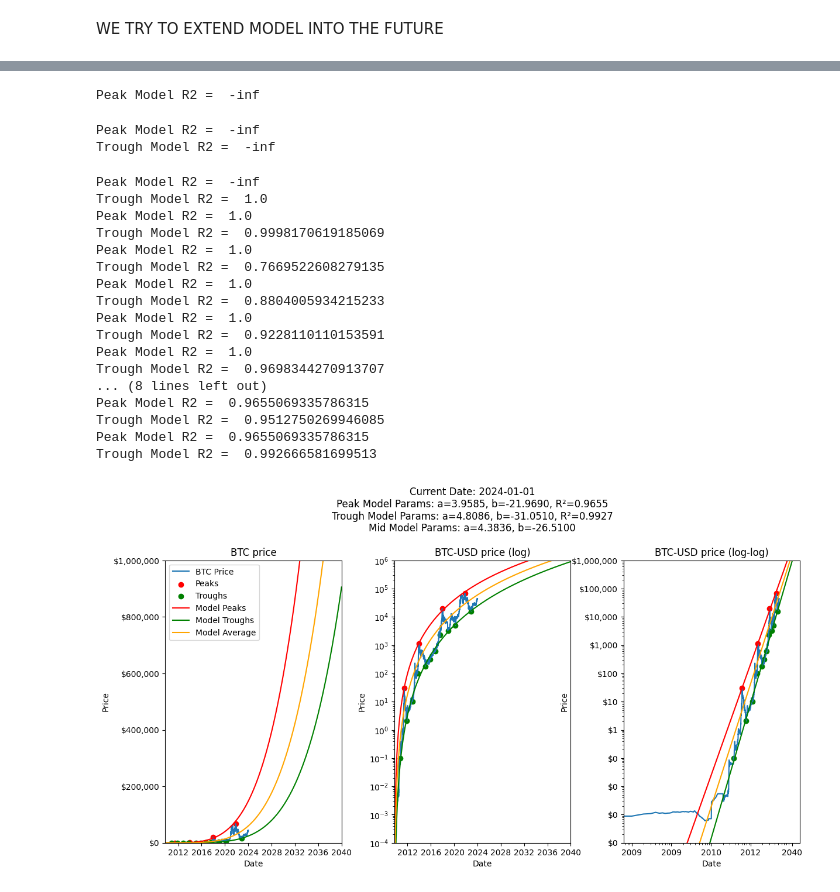
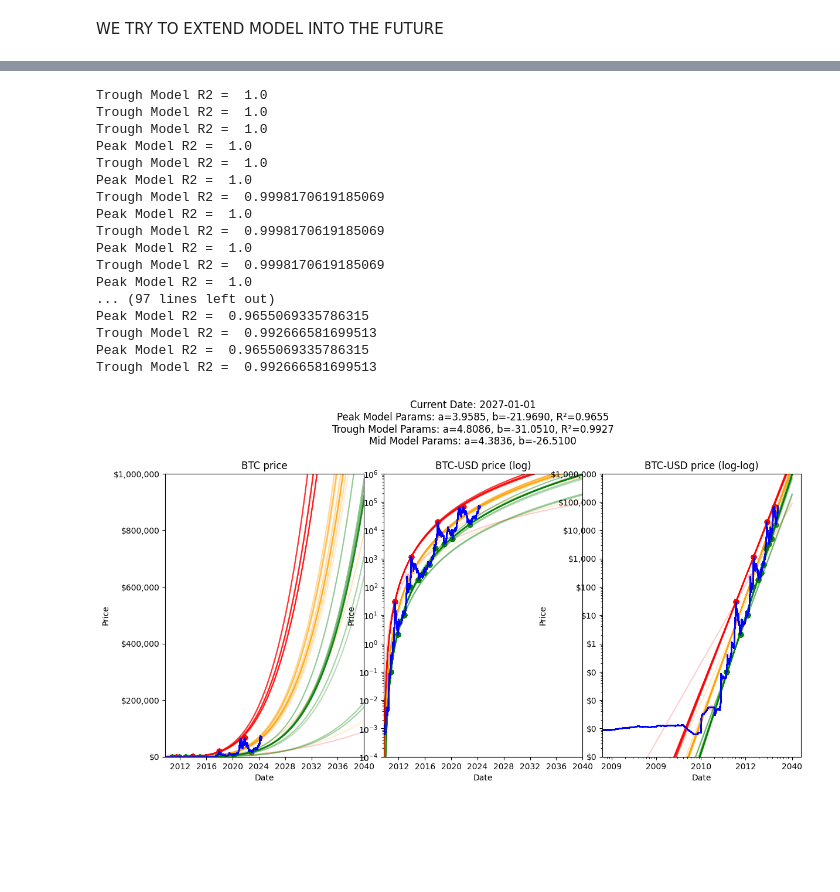
Before and after one commit to AlfaBlok/swanhunt, a Jupyter notebook: btc_price_models/new_btc_models.ipynb, the cells around one changed output, grey strips where cells are left out. Cells and saved outputs as stored; diff of their text form; code cells hidden in the pictures; blank space fills up the shorter version.

Commit message:
alpha=0.5 working

```diff
--- a/btc_price_models/new_btc_models.ipynb
+++ b/btc_price_models/new_btc_models.ipynb
@@ -216,15 +216,18 @@ def get_frame_plot(full_data, clean_peaks, clean_troughs, peak_model, trough_mod
 # %%
 def get_power_law_model(full_data, samples, text):
     historical_index = full_data.index
+    if len(samples) < 2:
+        model_price = [None] * len(historical_index)
+        return model_price, None, None
+
+
     samples_index = full_data.index[samples]
     samples_price = full_data['btc_price'][samples]
     log_samples_index = np.log(samples_index)
     log_samples_price = np.log(samples_price)
 
     # Fit a linear model to the log-log data
-    if len(samples_index) == 0:
-        model_price = [None] * len(historical_index)
-        return model_price, None, None
+
 
     model_params = np.polyfit(log_samples_index, log_samples_price, 1)
     model_price = np.exp(model_params[1]) * historical_index**model_params[0]
@@ -251,3 +254,5 @@ def extend_data(full_data,final_year_model_prediction = 2040):
     full_data.columns = ['date', 'btc_price']
     # full_data = full_data.reset_index(drop=False, inplace=True)
     return full_data
+# %%
+historical_data = load_data('BTC-USD')
@@ -266,12 +274,14 @@ full_data = extend_data(full_data, final_year_model_prediction) if final_year_mo
 min_y = 1e-4
 max_y = 1e6
 
+
+
 current_date = full_data['date'].max()
 
 
 min_date_model = '2010-01-01'
-peaks, clean_peaks = get_peaks(full_data, d_days, threshold, d_days2, min_date)
-troughs, clean_troughs = get_troughs(full_data, d_days, threshold, min_date)
+peaks, clean_peaks = get_peaks(full_data, d_days, threshold, d_days2, min_date_model)
+troughs, clean_troughs = get_troughs(full_data, d_days, threshold, min_date_model)
 peak_model_prices, peak_model_params, peak_r2 = get_power_law_model(full_data, clean_peaks, 'Peak Model')
 trough_model_prices, trough_model_params, trough_r2 = get_power_law_model(full_data, clean_troughs, 'Trough Model')
 average_model_params = (peak_model_params + trough_model_params) / 2
@@ -286,5 +296,5 @@ Trough Model R2 =  0.992666581699513
 # %%
-def animate(i, full_data, d_days, threshold, d_days2, min_y, max_y, symbol, min_date_model, min_year_ani,axs):
+def animate(i, full_data, d_days, threshold, d_days2, min_y, max_y, symbol, min_date_model, min_year_ani,axs, alpha, transparency):
     current_date = pd.Timestamp(f'{min_year_ani}-01-01') + pd.DateOffset(months=i)
     temp_data = full_data.copy()
     # temp_data['btc_price'][temp_data['date'] > current_date] = np.nan
@@ -296,54 +306,53 @@ def animate(i, full_data, d_days, threshold, d_days2, min_y, max_y, symbol, min_
     average_model_params = (peak_model_params + trough_model_params) / 2 if peak_model_params is not None and trough_model_params is not None else None
     average_model_prices = np.exp(average_model_params[1]) * full_data.index**average_model_params[0] if average_model_params is not None else [None] * len(full_data)
 
-    axs = get_frame_plot(temp_data, clean_peaks, clean_troughs, peak_model_prices, trough_model_prices, average_model_prices, min_y, max_y, symbol, peak_model_params, trough_model_params, average_model_params, peak_r2, trough_r2, current_date, ax=axs)
+    axs = get_frame_plot(temp_data, clean_peaks, clean_troughs, peak_model_prices, trough_model_prices, average_model_prices, min_y, max_y, symbol, peak_model_params, trough_model_params, average_model_params, peak_r2, trough_r2, current_date, alpha, transparency, ax=axs)
     return axs
 # %%
 symbol = 'BTC-USD'
 min_date_model = '2010-01-01'
 final_year_model_prediction = 2040
 d_days = 300
 d_days2 = 300
 threshold = 0.45
 full_data = historical_data.copy()
 full_data = full_data.drop_duplicates('date')
 full_data = full_data[['date', 'btc_price']]
 full_data = extend_data(full_data, final_year_model_prediction) if final_year_model_prediction else full_data
 min_year_ani = 2010
-max_year_ani = 2024
-months_step = 12
+max_year_ani = 2027
+months_step = 3
 
 min_y = 1e-4
 max_y = 1e6
 
+transparency = False
+alpha = 0.1
 
 fig, axs = plt.subplots(1, 3, figsize=(14, 7))
-f_args = (full_data, d_days, threshold, d_days2, min_y, max_y, symbol, min_date_model, min_year_ani,axs)
+f_args = (full_data, d_days, threshold, d_days2, min_y, max_y, symbol, min_date_model, min_year_ani,axs, alpha, transparency)
 
 ani = FuncAnimation(fig, animate, frames=range(0, (max_year_ani-min_year_ani)*12 + 1,months_step), fargs=f_args, interval=200)
 
 ani.save('new_flow_btc1.gif', writer=PillowWriter(fps=1))
 
 plt.show()
 # %% [output]
-Peak Model R2 =  -inf
+Trough Model R2 =  1.0
+Trough Model R2 =  1.0
+Trough Model R2 =  1.0
+Peak Model R2 =  1.0
+Trough Model R2 =  1.0
+Peak Model R2 =  1.0
+Trough Model R2 =  0.9998170619185069
+Peak Model R2 =  1.0
+Trough Model R2 =  0.9998170619185069
+Peak Model R2 =  1.0
+Trough Model R2 =  0.9998170619185069
+Peak Model R2 =  1.0
+... (97 lines left out)
+Peak Model R2 =  0.9655069335786315
+Trough Model R2 =  0.992666581699513
+Peak Model R2 =  0.9655069335786315
+Trough Model R2 =  0.992666581699513
-Peak Model R2 =  -inf
-Trough Model R2 =  -inf
-Peak Model R2 =  -inf
-Trough Model R2 =  1.0
-Peak Model R2 =  1.0
-Trough Model R2 =  0.9998170619185069
-Peak Model R2 =  1.0
-Trough Model R2 =  0.7669522608279135
-Peak Model R2 =  1.0
-Trough Model R2 =  0.8804005934215233
-Peak Model R2 =  1.0
-Trough Model R2 =  0.9228110110153591
-Peak Model R2 =  1.0
-Trough Model R2 =  0.9698344270913707
-... (8 lines left out)
-Peak Model R2 =  0.9655069335786315
-Trough Model R2 =  0.9512750269946085
-Peak Model R2 =  0.9655069335786315
-Trough Model R2 =  0.992666581699513
-[figure, old version]
+[figure, new version]
```
Also changed, not shown: parts of 4 cells of this notebook, 1 other file.
